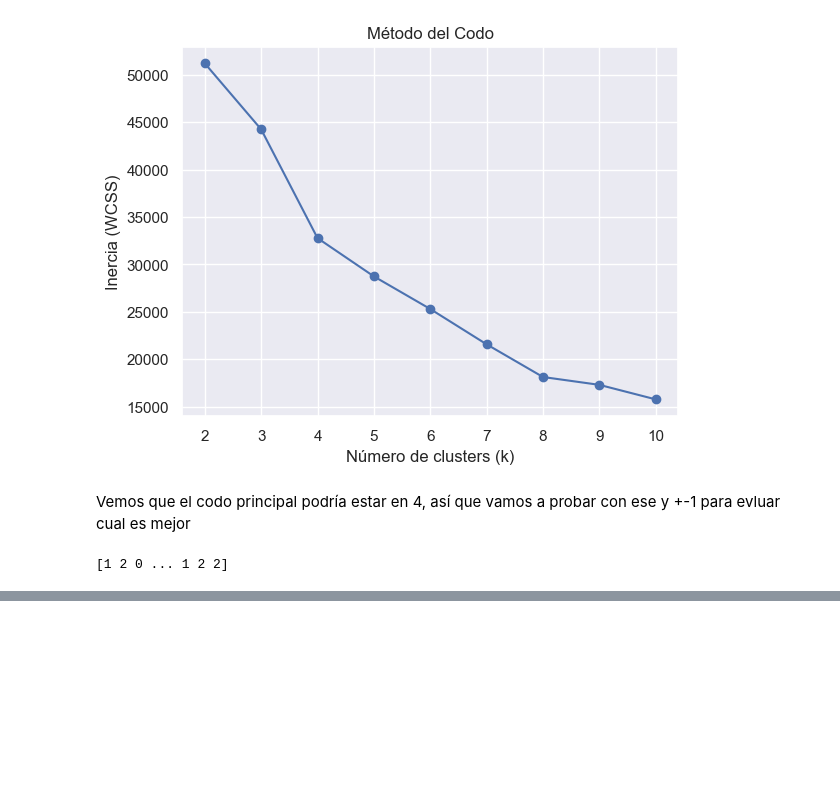
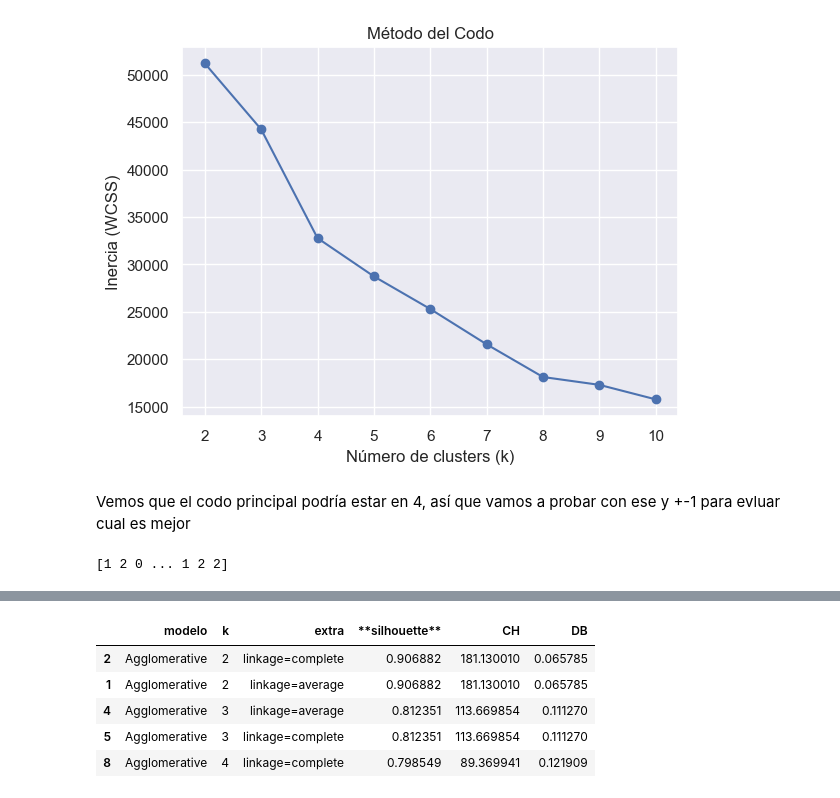
Before and after one commit to gabrielpadilla24/Lab2-BI, a Jupyter notebook: LAB2.ipynb, the cells around one changed output, grey strips where cells are left out. Saved outputs shown, nothing was run; the diff lists cells and outputs as text; code cells hidden in the pictures; blank space fills up the shorter version.

```diff
--- a/LAB2.ipynb
+++ b/LAB2.ipynb
@@ -296,0 +345,23 @@ print(kmeans.labels_)
+# %%
+from sklearn.cluster import AgglomerativeClustering
+
+agg_rows = []
+for k in range(2, 11):
+    for link in ["ward","average","complete"]:
+        if link=="ward":
+            agg = AgglomerativeClustering(n_clusters=k, linkage="ward")
+        else:
+            agg = AgglomerativeClustering(n_clusters=k, linkage=link, metric="euclidean")
+        labels = agg.fit_predict(df_scaled)
+        m = metrics_for_labels(df_scaled, labels)
+        agg_rows.append({"modelo":"Agglomerative","k":k,"extra":f"linkage={link}","**silhouette**":m["silhouette"],"CH":m["ch"],"DB":m["db"]})
+
+agg_df = pd.DataFrame(agg_rows)
+agg_df.sort_values("**silhouette**", ascending=False).head()
+# %% [output]
+|  | modelo | k | extra | **silhouette** | CH | DB |
+| 2 | Agglomerative | 2 | linkage=complete | 0.906882 | 181.130010 | 0.065785 |
+| 1 | Agglomerative | 2 | linkage=average | 0.906882 | 181.130010 | 0.065785 |
+| 4 | Agglomerative | 3 | linkage=average | 0.812351 | 113.669854 | 0.111270 |
+| 5 | Agglomerative | 3 | linkage=complete | 0.812351 | 113.669854 | 0.111270 |
+| 8 | Agglomerative | 4 | linkage=complete | 0.798549 | 89.369941 | 0.121909 |
```
Also changed, not shown: parts of 5 cells of this notebook.
